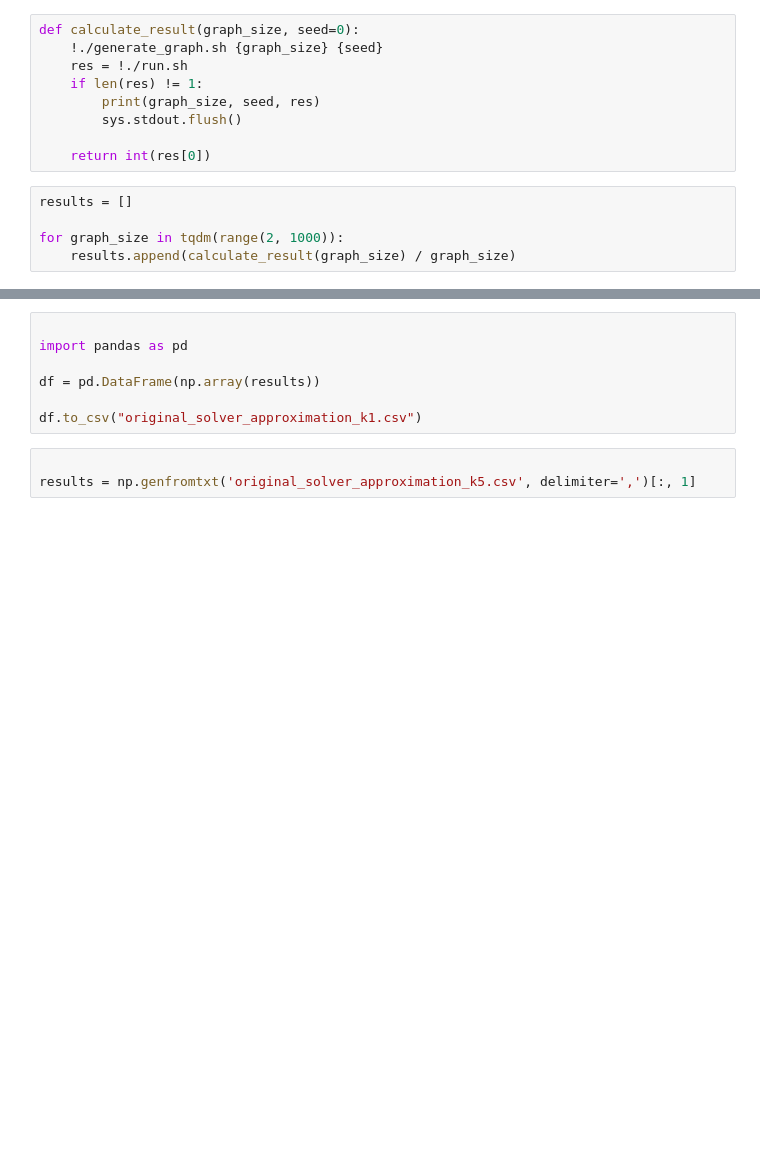
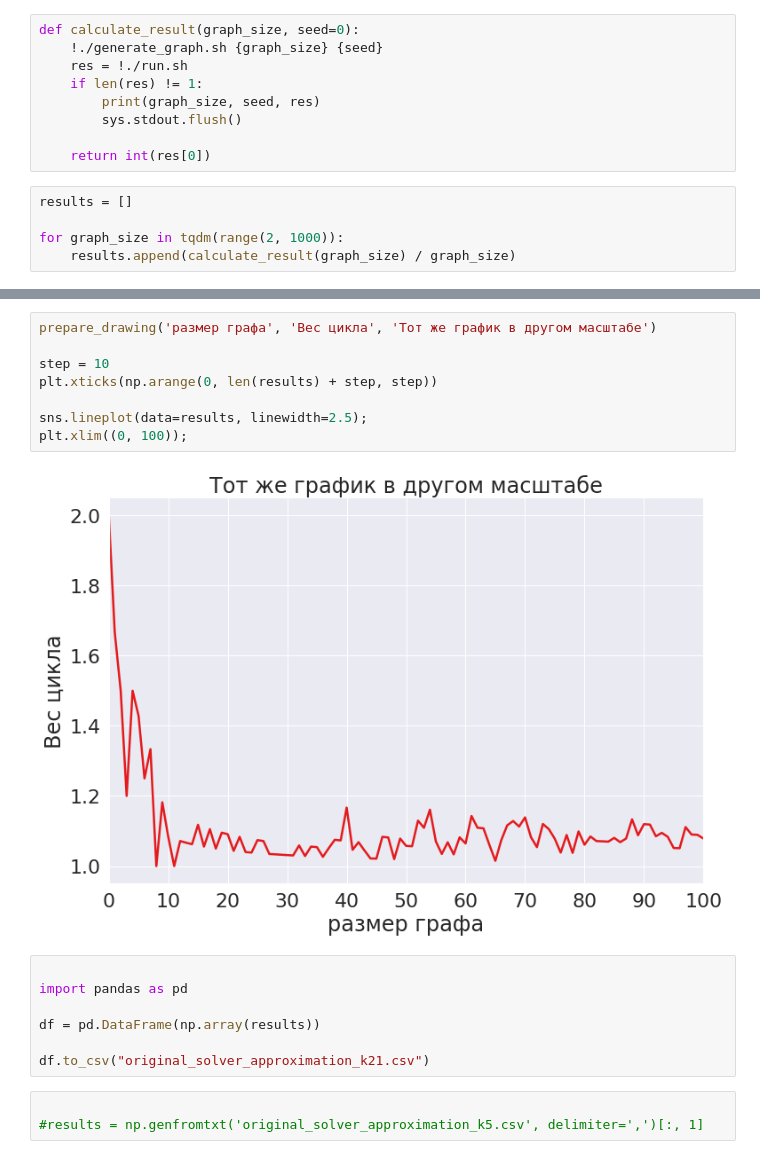
Before and after one commit to falseness/tsp, a Jupyter notebook: project.ipynb, the cells around one changed output, grey strips where cells are left out. Drawn from its saved outputs; the diff is of its cells as text; blank space fills up the shorter version.

```diff
--- a/project.ipynb
+++ b/project.ipynb
@@ -43,13 +44,23 @@ sns.lineplot(data=results, linewidth=2.5);
+# %%
+prepare_drawing('размер графа', 'Вес цикла', 'Тот же график в другом масштабе')
+
+step = 10
+plt.xticks(np.arange(0, len(results) + step, step))
+
+sns.lineplot(data=results, linewidth=2.5);
+plt.xlim((0, 100));
+# %% [output]
+[figure, added]
 # %%
 
 import pandas as pd
 
 df = pd.DataFrame(np.array(results))
 
-df.to_csv("original_solver_approximation_k1.csv")
+df.to_csv("original_solver_approximation_k21.csv")
 # %%
 
-results = np.genfromtxt('original_solver_approximation_k5.csv', delimiter=',')[:, 1]
+#results = np.genfromtxt('original_solver_approximation_k5.csv', delimiter=',')[:, 1]
 # %%
 results
 # %% [output]
```
Also changed, not shown: parts of 3 cells of this notebook, 11 other files.
